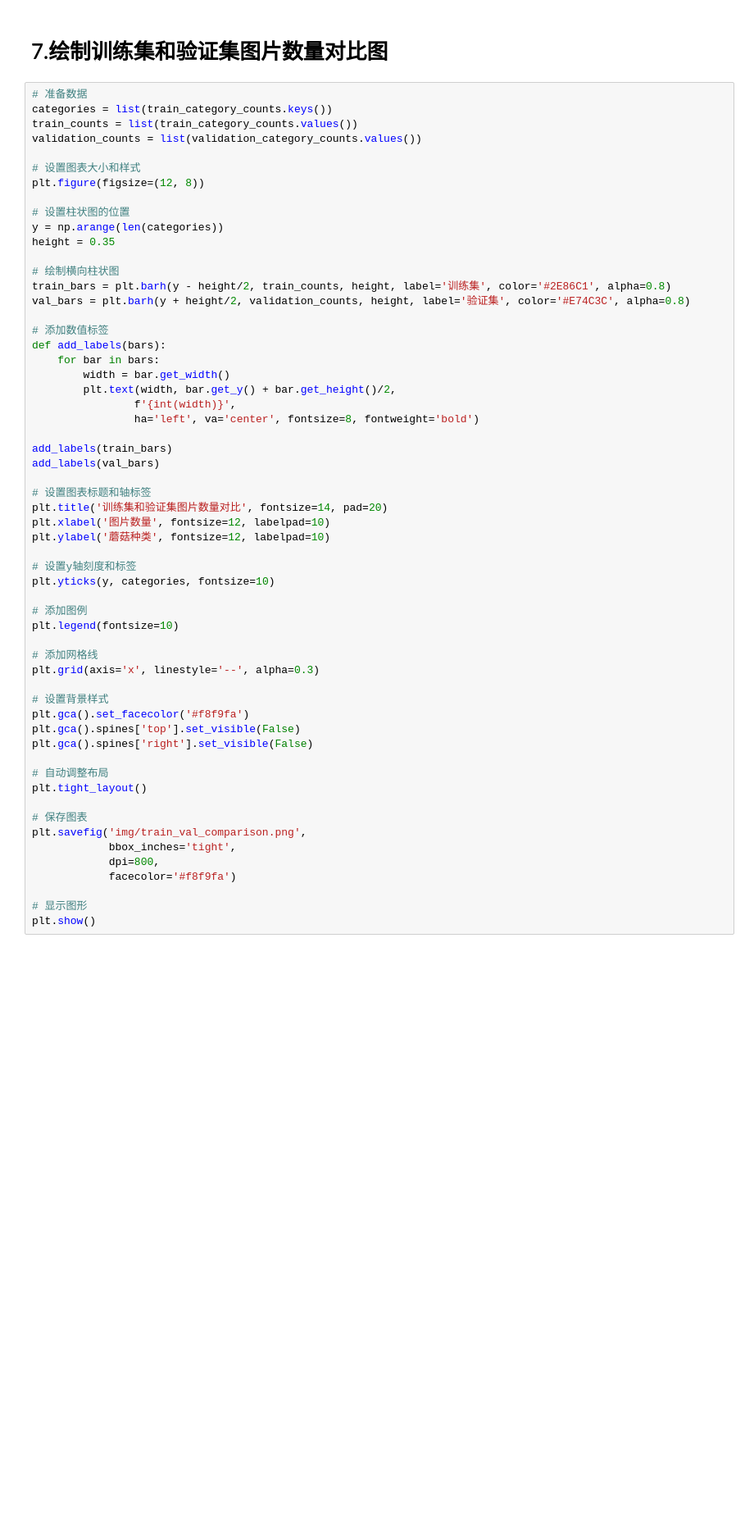
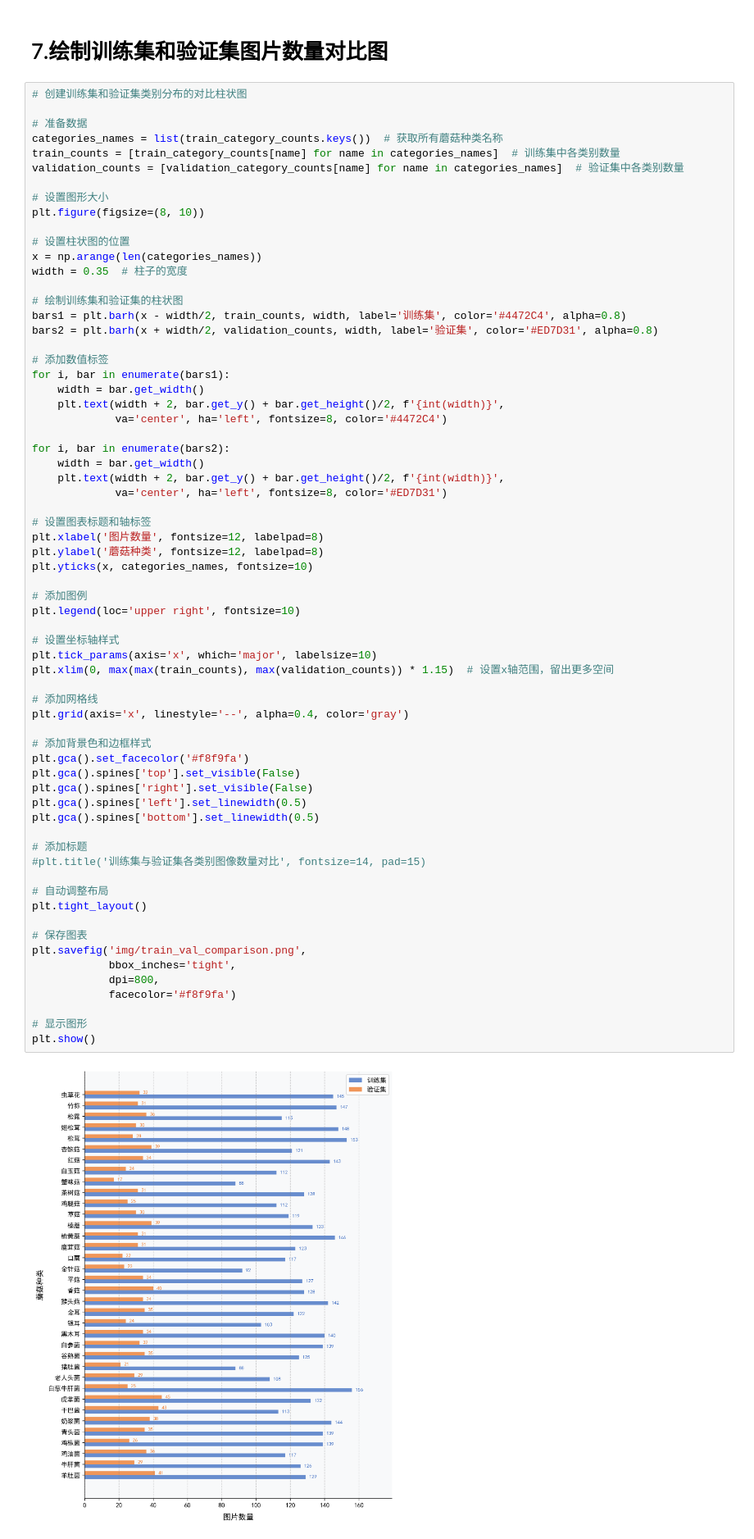
Before and after one commit to caijihuize/Mushroom_Classification, a Jupyter notebook: step2.ipynb, the cells around one changed output. Shown at 82% size. Cells and saved outputs as stored; diff of their text form; blank space fills up the shorter version.

```diff
--- a/step2.ipynb
+++ b/step2.ipynb
@@ -227,63 +242,73 @@ train_val_df.to_csv('csv/train_val_counts.csv', index=False, encoding='utf-8-sig
 # %% [markdown]
 # 7.绘制训练集和验证集图片数量对比图
 # %%
+# 创建训练集和验证集类别分布的对比柱状图
+
 # 准备数据
-categories = list(train_category_counts.keys())
-train_counts = list(train_category_counts.values())
-validation_counts = list(validation_category_counts.values())
+categories_names = list(train_category_counts.keys())  # 获取所有蘑菇种类名称
+train_counts = [train_category_counts[name] for name in categories_names]  # 训练集中各类别数量
+validation_counts = [validation_category_counts[name] for name in categories_names]  # 验证集中各类别数量
 
-# 设置图表大小和样式
-plt.figure(figsize=(12, 8))
+# 设置图形大小
+plt.figure(figsize=(8, 10))
 
 # 设置柱状图的位置
-y = np.arange(len(categories))
-height = 0.35
+x = np.arange(len(categories_names))
+width = 0.35  # 柱子的宽度
 
-# 绘制横向柱状图
-train_bars = plt.barh(y - height/2, train_counts, height, label='训练集', color='#2E86C1', alpha=0.8)
-val_bars = plt.barh(y + height/2, validation_counts, height, label='验证集', color='#E74C3C', alpha=0.8)
+# 绘制训练集和验证集的柱状图
+bars1 = plt.barh(x - width/2, train_counts, width, label='训练集', color='#4472C4', alpha=0.8)
+bars2 = plt.barh(x + width/2, validation_counts, width, label='验证集', color='#ED7D31', alpha=0.8)
 
 # 添加数值标签
-def add_labels(bars):
-    for bar in bars:
-        width = bar.get_width()
-        plt.text(width, bar.get_y() + bar.get_height()/2,
-                f'{int(width)}',
-                ha='left', va='center', fontsize=8, fontweight='bold')
+for i, bar in enumerate(bars1):
+    width = bar.get_width()
+    plt.text(width + 2, bar.get_y() + bar.get_height()/2, f'{int(width)}',
+             va='center', ha='left', fontsize=8, color='#4472C4')
 
-add_labels(train_bars)
-add_labels(val_bars)
+for i, bar in enumerate(bars2):
+    width = bar.get_width()
+    plt.text(width + 2, bar.get_y() + bar.get_height()/2, f'{int(width)}',
+             va='center', ha='left', fontsize=8, color='#ED7D31')
 
 # 设置图表标题和轴标签
-plt.title('训练集和验证集图片数量对比', fontsize=14, pad=20)
-plt.xlabel('图片数量', fontsize=12, labelpad=10)
-plt.ylabel('蘑菇种类', fontsize=12, labelpad=10)
-
-# 设置y轴刻度和标签
-plt.yticks(y, categories, fontsize=10)
+plt.xlabel('图片数量', fontsize=12, labelpad=8)
+plt.ylabel('蘑菇种类', fontsize=12, labelpad=8)
+plt.yticks(x, categories_names, fontsize=10)
 
 # 添加图例
-plt.legend(fontsize=10)
+plt.legend(loc='upper right', fontsize=10)
+
+# 设置坐标轴样式
+plt.tick_params(axis='x', which='major', labelsize=10)
+plt.xlim(0, max(max(train_counts), max(validation_counts)) * 1.15)  # 设置x轴范围，留出更多空间
 
 # 添加网格线
-plt.grid(axis='x', linestyle='--', alpha=0.3)
+plt.grid(axis='x', linestyle='--', alpha=0.4, color='gray')
 
-# 设置背景样式
+# 添加背景色和边框样式
 plt.gca().set_facecolor('#f8f9fa')
 plt.gca().spines['top'].set_visible(False)
 plt.gca().spines['right'].set_visible(False)
+plt.gca().spines['left'].set_linewidth(0.5)
+plt.gca().spines['bottom'].set_linewidth(0.5)
+
+# 添加标题
+#plt.title('训练集与验证集各类别图像数量对比', fontsize=14, pad=15)
 
 # 自动调整布局
 plt.tight_layout()
 
 # 保存图表
 plt.savefig('img/train_val_comparison.png',
             bbox_inches='tight',
             dpi=800,
             facecolor='#f8f9fa')
 
 # 显示图形
 plt.show()
+# %% [output]
+[figure, added]
 # %% [markdown]
 # 8.按类别保存图片
 # %%
```
Also changed, not shown: parts of 9 cells of this notebook.
